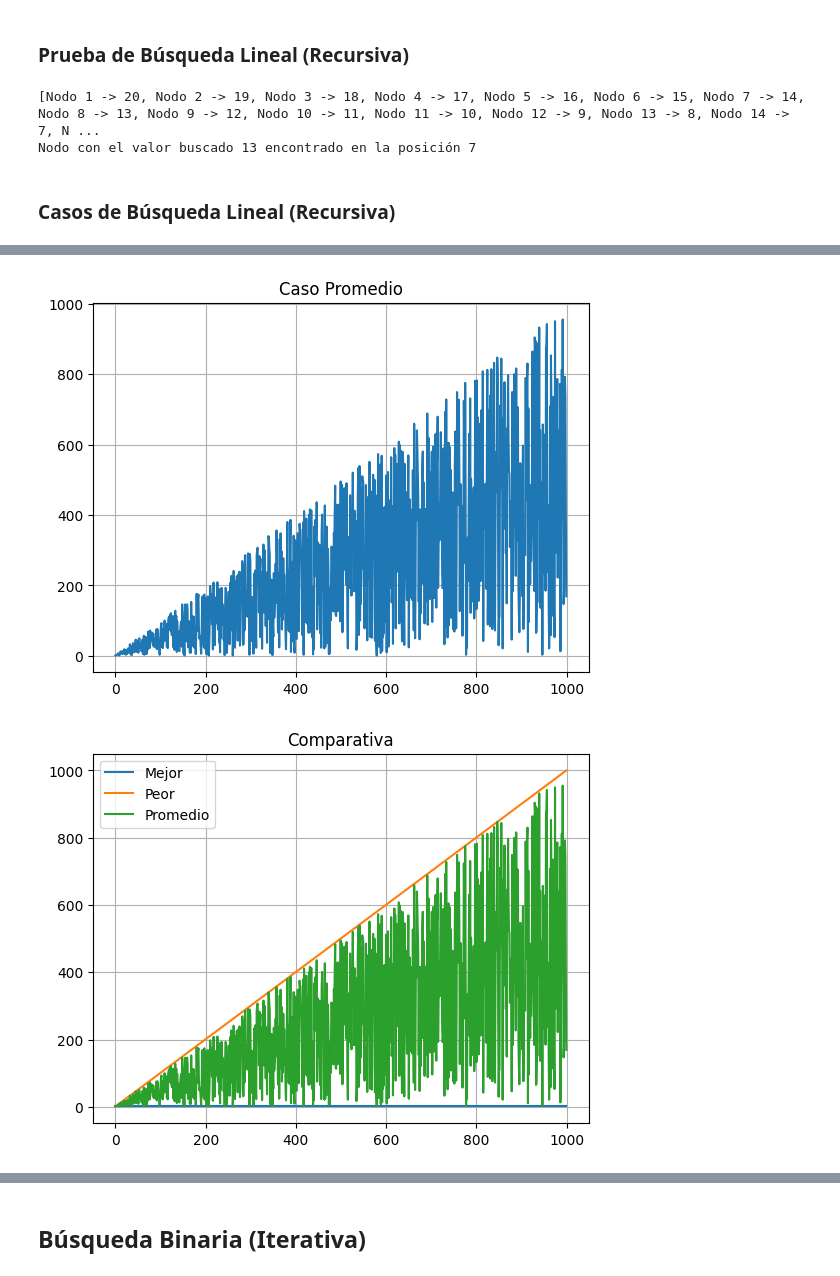
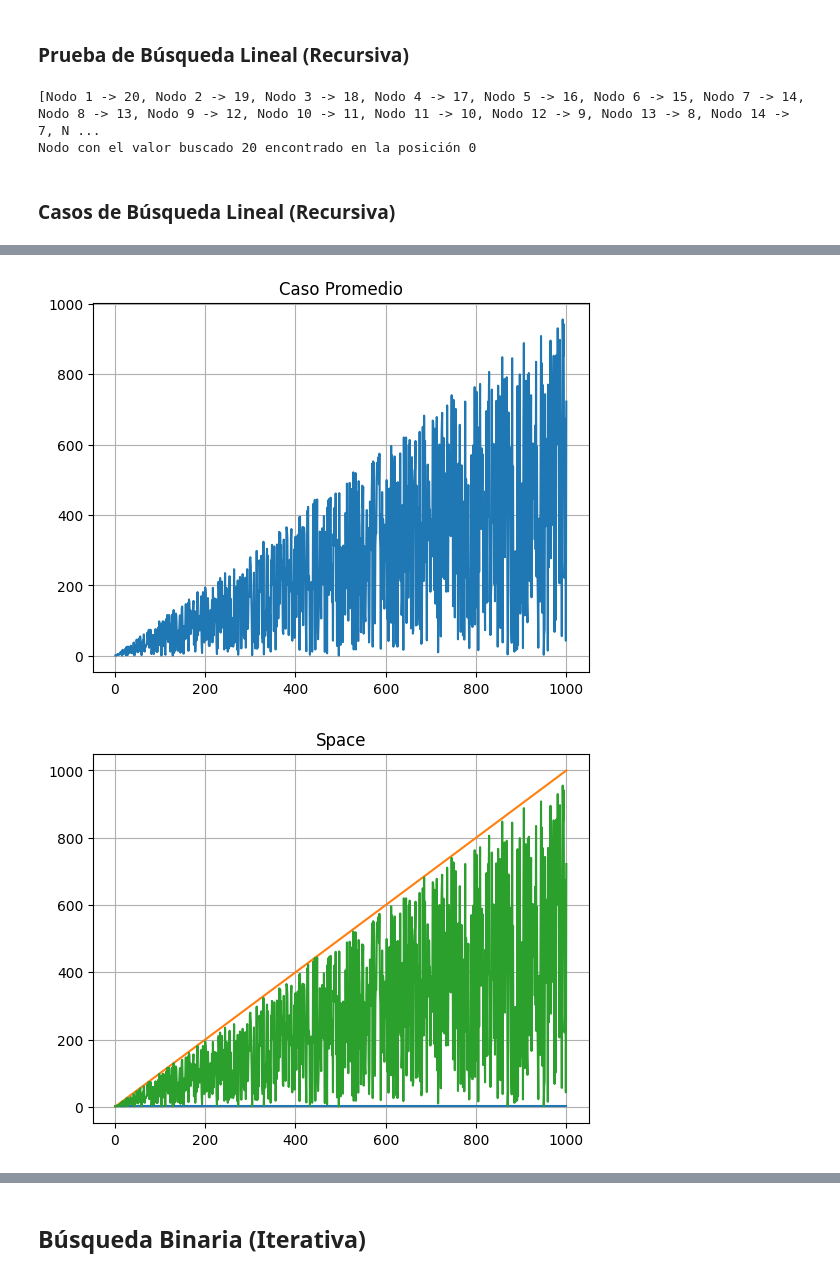
Before and after one commit to amglezb/EDA-II, a Jupyter notebook: GONZALEZ_BARRAGAN-PRACTICA_4/practica4.ipynb, the cells around one changed output, grey strips where cells are left out. Cells and saved outputs as stored; diff of their text form; code cells hidden in the pictures.

```diff
--- a/GONZALEZ_BARRAGAN-PRACTICA_4/practica4.ipynb
+++ b/GONZALEZ_BARRAGAN-PRACTICA_4/practica4.ipynb
@@ -52,7 +118,7 @@ def linear_search_iterative(arr, sought):
 MAX = 20
 arr = create_node_arr(MAX, 1, 0, MAX)
 sought = random.randint(0, MAX)
-index, time = linear_search_iterative(arr, sought)
+index, time, space = linear_search_iterative(arr, sought)
 print(arr)
 print("Nodo con el valor buscado", sought, "encontrado en la posición", index)
 # %% [output]
@@ -123,50 +211,66 @@ MAX = 20
 arr = create_node_arr(MAX, 1, 0, MAX)
 print(arr)
 sought = random.randint(0, MAX)
-index, times = linear_search_recursive_inter(arr, sought)
+index, times, space = linear_search_recursive_inter(arr, sought)
 print("Nodo con el valor buscado", sought, "encontrado en la posición", index)
 # %% [output]
 [Nodo 1 -> 20, Nodo 2 -> 19, Nodo 3 -> 18, Nodo 4 -> 17, Nodo 5 -> 16, Nodo 6 -> 15, Nodo 7 -> 14, Nodo 8 -> 13, Nodo 9 -> 12, Nodo 10 -> 11, Nodo 11 -> 10, Nodo 12 -> 9, Nodo 13 -> 8, Nodo 14 -> 7, N ...
-Nodo con el valor buscado 13 encontrado en la posición 7
+Nodo con el valor buscado 20 encontrado en la posición 0
 # %% [markdown]
 ### **Casos de Búsqueda Lineal (Recursiva)**
 # %%
 MAX = 1000
 arr = create_node_arr(MAX, 0, 0, MAX)
+aux = []
 x = []
 y_mejor = []
 y_peor = []
 y_prom = []
 
+y_mejor_space = []
+y_peor_space = []
+y_prom_space = []
+
 for i in range(MAX):
-    x.append(i)
-    sought_mejor = 0 # <----------------------------
-    index, time_mejor = linear_search_recursive_inter(arr, sought_mejor)
-    y_mejor.append(time_mejor)
-    sought_peor = i # <----------------------------
-    index, time_peor = linear_search_recursive_inter(arr, sought_peor)
-    y_peor.append(time_peor)
-    sought_prom = random.randint(0, i) if i > 0 else 0 # <----------------------------
-    index, time_prom = linear_search_recursive_inter(arr, sought_prom)
-    y_prom.append(time_prom)
+    aux.append(arr[i])
+    x.append(len(aux))
+    sought = 0 # <----------------------------
+    index, time, space = linear_search_recursive_inter(aux, sought)
+    y_mejor.append(time)
+    y_mejor_space.append(space)
+    sought = i # <----------------------------
+    index, time, space = linear_search_recursive_inter(aux, sought)
+    y_peor.append(time)
+    y_peor_space.append(space)
+    sought = random.randint(0, i) # <----------------------------
+    index, time, space = linear_search_recursive_inter(aux, sought)
+    y_prom.append(time)
+    y_prom_space.append(space)
 
 casos = [("Mejor Caso", y_mejor), ("Peor Caso", y_peor), ("Caso Promedio", y_prom)]
 
 for titulo, datos_y in casos:
     plt.title(titulo)
     plt.plot(x, datos_y)
     plt.grid(True)
     plt.show()
 
+plt.title("Space")
+plt.plot(x, y_mejor_space)
+plt.plot(x, y_peor_space)
+plt.plot(x, y_prom_space)
+plt.grid(True)
+plt.show()
+
 plt.title("Comparativa")
 plt.plot(x, y_mejor, label="Mejor")
 plt.plot(x, y_peor, label="Peor")
 plt.plot(x, y_prom, label="Promedio")
 plt.grid(True)
 plt.legend()
 plt.show()
 # %% [output]
 [figure]
 [figure]
-[figure, old version]
+[figure, new version]
-[figure, old version]
+[figure, new version]
```
Also changed, not shown: parts of 19 cells of this notebook, 3 other files.
